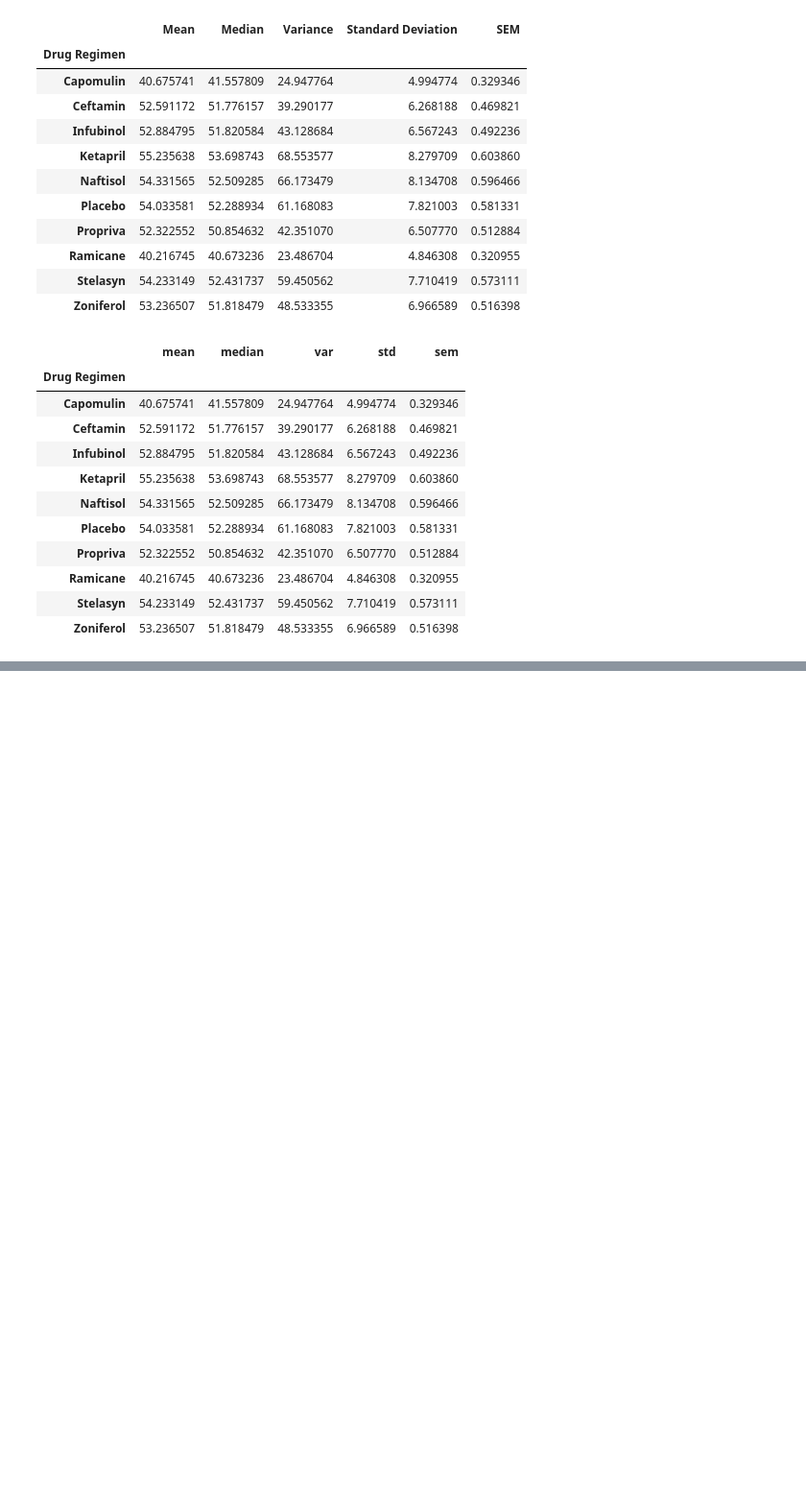
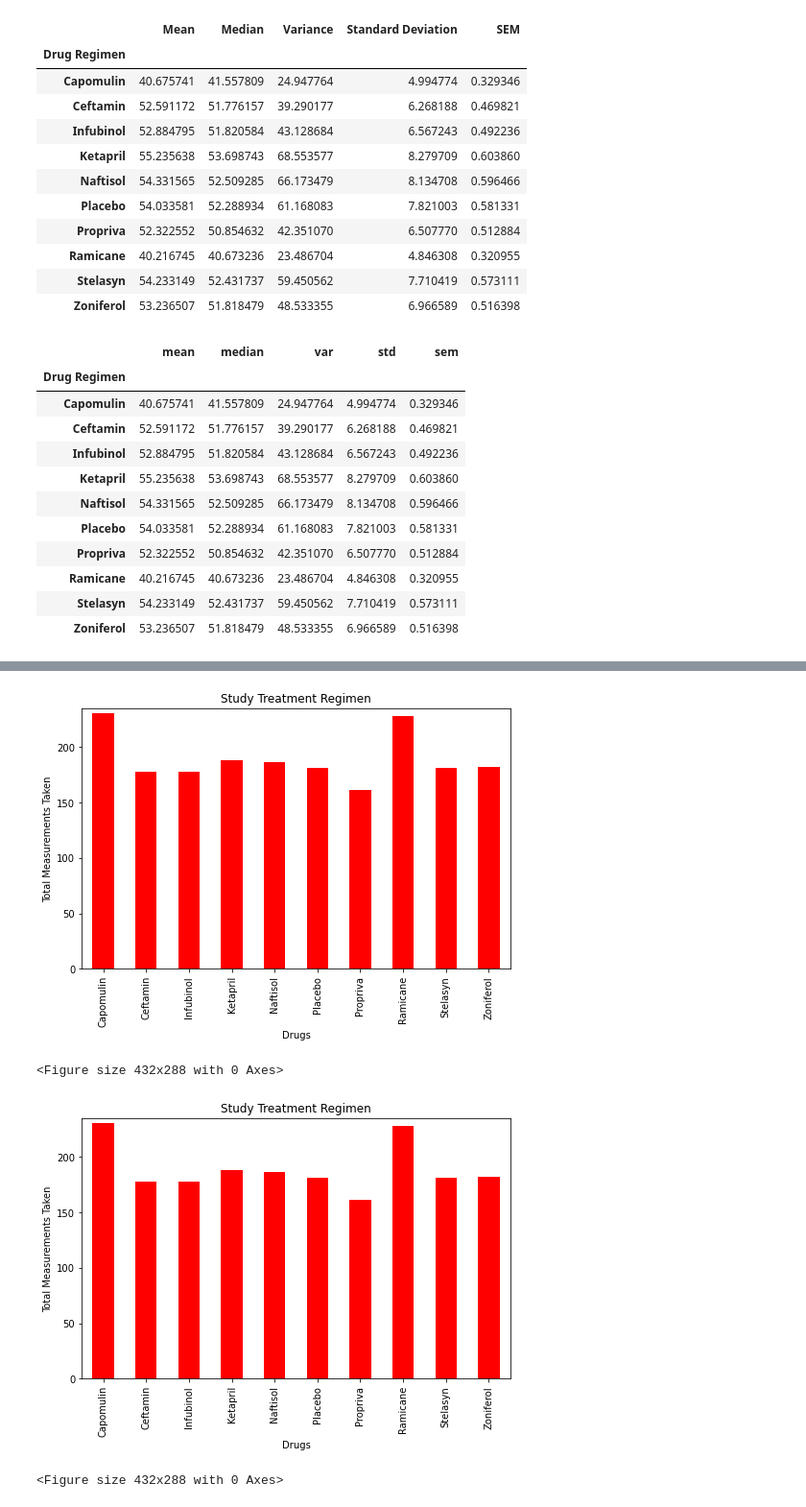
Before and after one commit to gucaselo/matplotlib, a Jupyter notebook: Pymaceuticals/Pymaceuticals.ipynb, the cells around one changed output, grey strips where cells are left out. Shown at 96% size. Saved outputs shown, nothing was run; the diff lists cells and outputs as text; code cells hidden in the pictures; blank space fills up the shorter version.

```diff
--- a/Pymaceuticals/Pymaceuticals.ipynb
+++ b/Pymaceuticals/Pymaceuticals.ipynb
@@ -123,15 +124,14 @@ plt.xlabel('Drugs')
 plt.ylabel('Total Measurements Taken')
 # figtitle = plt.figure('Study Treatment Regimen')
 # figtitle.canvas.set_window_title('Study Treatment Regimen')
-f1=plt.figure(1)
-#plt.figure(1)
-#plt.show()
-f1.show()
+plt.figure(1)
+plt.show()
 plt.tight_layout()
+#f1.show()
+#f1=plt.figure(1)
 
 
 # #Generate a bar plot using Matplotlib's pyplot
-
 x_axis = np.arange(len(general_stats))
 tick_locations = [value for value in x_axis]
 plt.figure(figsize=(8,5))
@@ -147,9 +147,9 @@ plt.ylim(0, max(general_stats['Tumor Volume (mm3)']['count'])+5)
 plt.title("Study Treatment Regimen")
 plt.xlabel("Drugs")
 plt.ylabel("Total Measurements Taken")
-f2 = plt.figure(2)
-#plt.figure(2)
+plt.figure(2)
+plt.show()
 plt.tight_layout()
-#plt.show()
-f2.show()
+#f2 = plt.figure(2)
+#f2.show()
 # %% [output]
@@ -160,3 +156,7 @@ f2.show()
+[figure, added]
+<Figure size 432x288 with 0 Axes>
+[figure, added]
+<Figure size 432x288 with 0 Axes>
 # %%
 #Generate a pie plot using Pandas's DataFrame.plot() that shows the distribution of female or male mice in the study.
 mice_gender_df = merge_df.drop_duplicates(subset=['Mouse ID'],keep='first')
```
Also changed, not shown: parts of 7 cells of this notebook.
